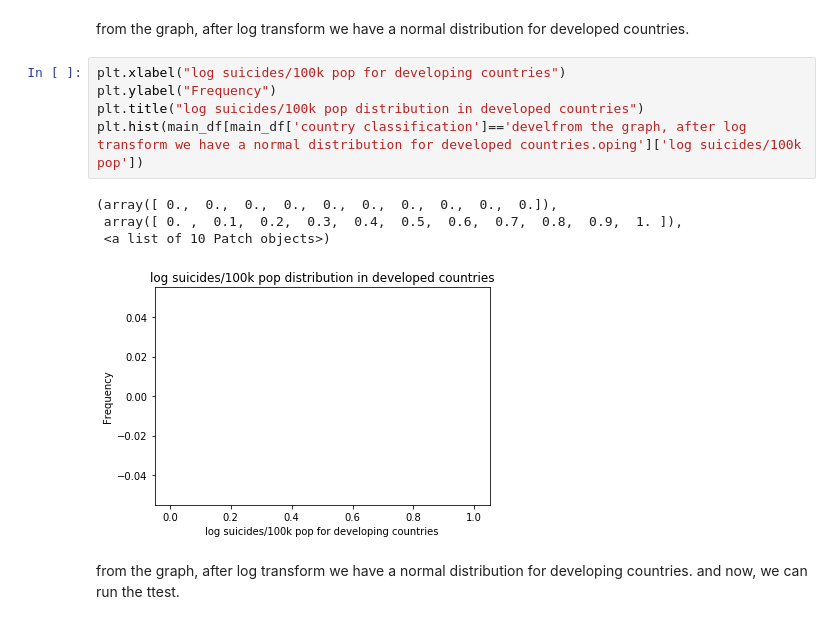
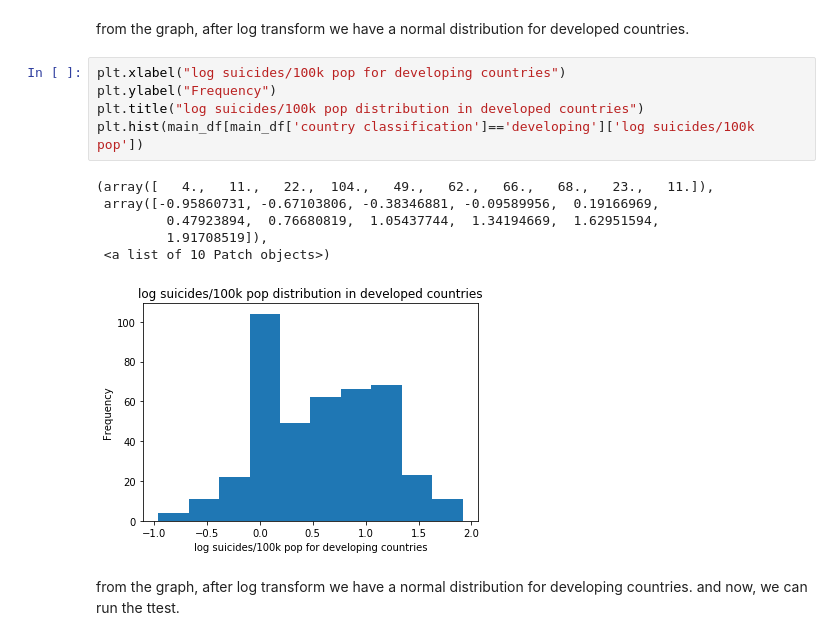
Before and after one commit to YuechenL/COGS108FinalProject, a Jupyter notebook: FinalProject_group55.ipynb, the cells around one changed output. Cells and saved outputs as stored; diff of their text form.

Commit message:
update graph

```diff
--- a/FinalProject_group55.ipynb
+++ b/FinalProject_group55.ipynb
@@ -898,13 +898,15 @@ from the graph, after log transform we have a normal distribution for developed
 # %%
 plt.xlabel("log suicides/100k pop for developing countries")
 plt.ylabel("Frequency")
 plt.title("log suicides/100k pop distribution in developed countries")
-plt.hist(main_df[main_df['country classification']=='develfrom the graph, after log transform we have a normal distribution for developed countries.oping']['log suicides/100k pop'])
+plt.hist(main_df[main_df['country classification']=='developing']['log suicides/100k pop'])
 # %% [output]
-(array([ 0.,  0.,  0.,  0.,  0.,  0.,  0.,  0.,  0.,  0.]),
- array([ 0. ,  0.1,  0.2,  0.3,  0.4,  0.5,  0.6,  0.7,  0.8,  0.9,  1. ]),
+(array([   4.,   11.,   22.,  104.,   49.,   62.,   66.,   68.,   23.,   11.]),
+ array([-0.95860731, -0.67103806, -0.38346881, -0.09589956,  0.19166969,
+         0.47923894,  0.76680819,  1.05437744,  1.34194669,  1.62951594,
+         1.91708519]),
  <a list of 10 Patch objects>)
-[figure, old version]
+[figure, new version]
 # %% [markdown]
 from the graph, after log transform we have a normal distribution for developing countries.
 and now, we can run the ttest.
```
Also changed, not shown: parts of 4 cells of this notebook.
